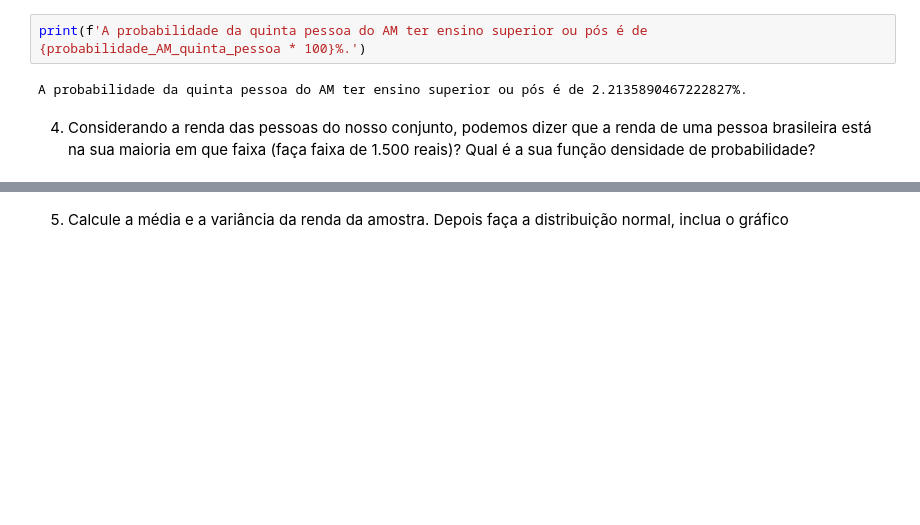
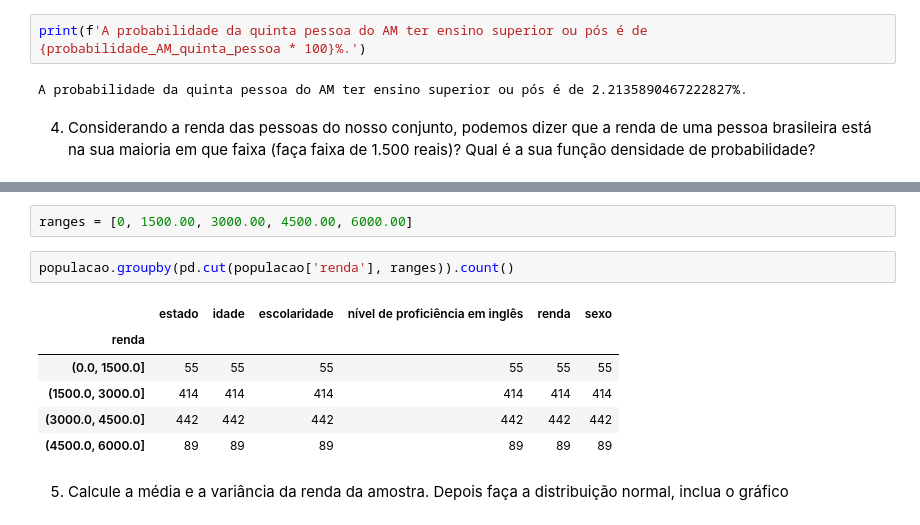
Before and after one commit to juh-rr/exercicio-estatistica2, a Jupyter notebook: exercicios.ipynb, the cells around one changed output, grey strips where cells are left out. Cells and saved outputs as stored; diff of their text form; blank space fills up the shorter version.

```diff
--- a/exercicios.ipynb
+++ b/exercicios.ipynb
@@ -144,3 +156,14 @@ probabilidade?
+# %%
+ranges = [0, 1500.00, 3000.00, 4500.00, 6000.00]
+# %%
+populacao.groupby(pd.cut(populacao['renda'], ranges)).count()
+# %% [output]
+|  | estado | idade | escolaridade | nível de proficiência em inglês | renda | sexo |
+| renda |  |  |  |  |  |  |
+| (0.0, 1500.0] | 55 | 55 | 55 | 55 | 55 | 55 |
+| (1500.0, 3000.0] | 414 | 414 | 414 | 414 | 414 | 414 |
+| (3000.0, 4500.0] | 442 | 442 | 442 | 442 | 442 | 442 |
+| (4500.0, 6000.0] | 89 | 89 | 89 | 89 | 89 | 89 |
 # %% [markdown]
 5. Calcule a média e a variância da renda da amostra. Depois faça a
 distribuição normal, inclua o gráfico
```
Also changed, not shown: parts of 4 cells of this notebook.
